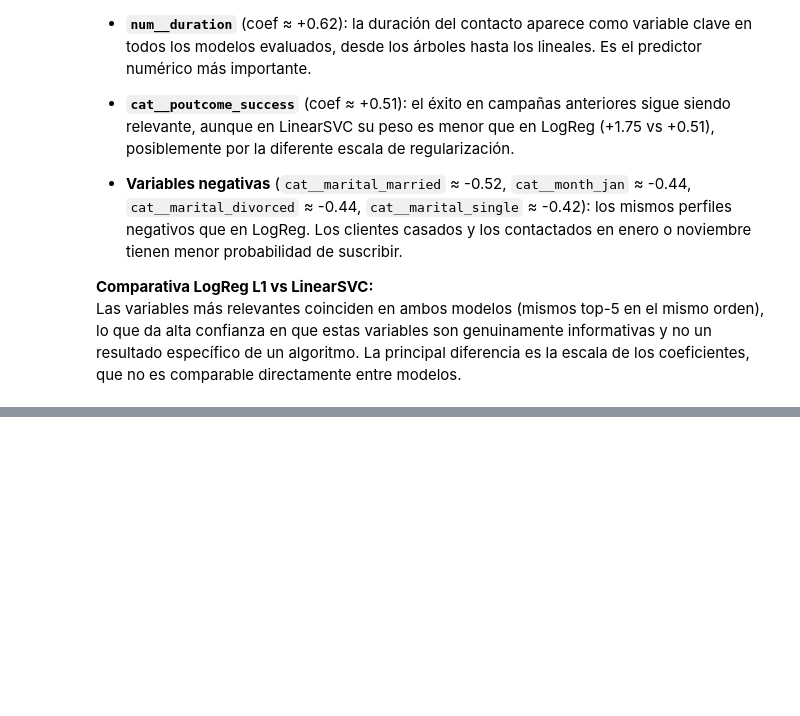
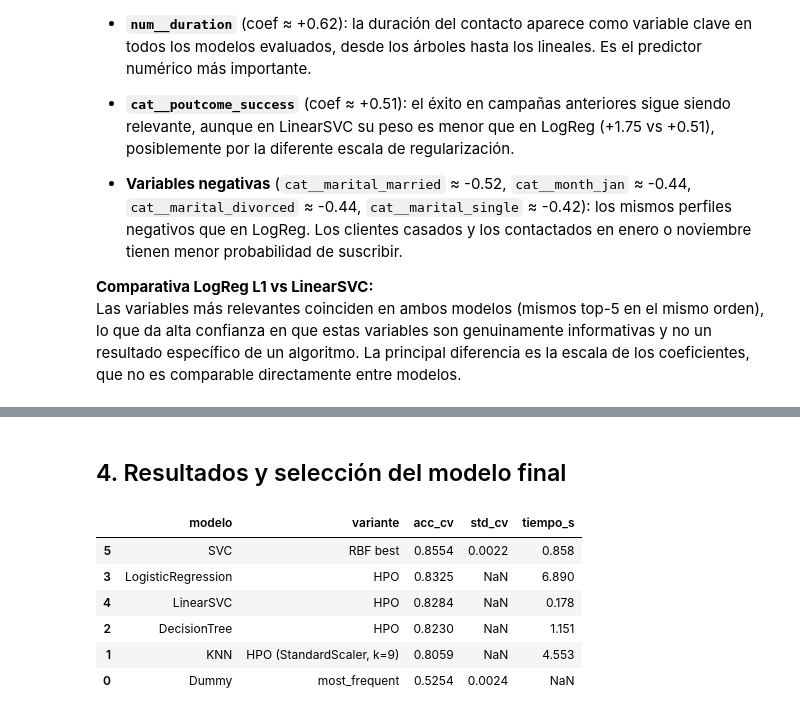
Before and after one commit to DiegoVa6/Grupo05_Practica1, a Jupyter notebook: exercise.ipynb, the cells around one changed output, grey strips where cells are left out. Cells and saved outputs as stored; diff of their text form; code cells hidden in the pictures; blank space fills up the shorter version.

```diff
--- a/exercise.ipynb
+++ b/exercise.ipynb
@@ -1403,0 +1535,57 @@ entre modelos.
+# %% [markdown]
+## 4. Resultados y selección del modelo final
+# %%
+global_summary = pd.DataFrame([
+    {
+        "modelo": "Dummy",
+        "variante": "most_frequent",
+        "acc_cv": round(dummy_scores["test_score"].mean(), 4),
+        "std_cv": round(dummy_scores["test_score"].std(), 4),
+        "tiempo_s": None,
+    },
+    {
+        "modelo": "KNN",
+        "variante": f"HPO ({best_scaler}, k={best_k})",
+        "acc_cv": round(grid.best_score_, 4),
+        "std_cv": None,
+        "tiempo_s": round(time_hpo, 3),
+    },
+    {
+        "modelo": "DecisionTree",
+        "variante": "HPO",
+        "acc_cv": round(grid_tree.best_score_, 4),
+        "std_cv": None,
+        "tiempo_s": round(time_tree_hpo, 3),
+    },
+    {
+        "modelo": "LogisticRegression",
+        "variante": "HPO",
+        "acc_cv": round(grid_logreg.best_score_, 4),
+        "std_cv": None,
+        "tiempo_s": round(time_logreg_hpo, 3),
+    },
+    {
+        "modelo": "LinearSVC",
+        "variante": "HPO",
+        "acc_cv": round(grid_svm_linear.best_score_, 4),
+        "std_cv": None,
+        "tiempo_s": round(time_svm_linear_hpo, 3),
+    },
+    {
+        "modelo": "SVC",
+        "variante": "RBF best",
+        "acc_cv": round(max(svm_rbf_scores["test_score"].mean(), grid_svm_rbf.best_score_), 4),
+        "std_cv": round(svm_rbf_scores["test_score"].std(), 4) if svm_rbf_scores["test_score"].mean() >= grid_svm_rbf.best_score_ else None,
+        "tiempo_s": round(time_svm_rbf_default, 3) if svm_rbf_scores["test_score"].mean() >= grid_svm_rbf.best_score_ else round(time_svm_rbf_hpo, 3),
+    },
+]).sort_values("acc_cv", ascending=False)
+
+global_summary
+# %% [output]
+|  | modelo | variante | acc_cv | std_cv | tiempo_s |
+| 5 | SVC | RBF best | 0.8554 | 0.0022 | 0.858 |
+| 3 | LogisticRegression | HPO | 0.8325 | NaN | 6.890 |
+| 4 | LinearSVC | HPO | 0.8284 | NaN | 0.178 |
+| 2 | DecisionTree | HPO | 0.8230 | NaN | 1.151 |
+| 1 | KNN | HPO (StandardScaler, k=9) | 0.8059 | NaN | 4.553 |
+| 0 | Dummy | most_frequent | 0.5254 | 0.0024 | NaN |
```
Also changed, not shown: parts of 30 cells of this notebook.
